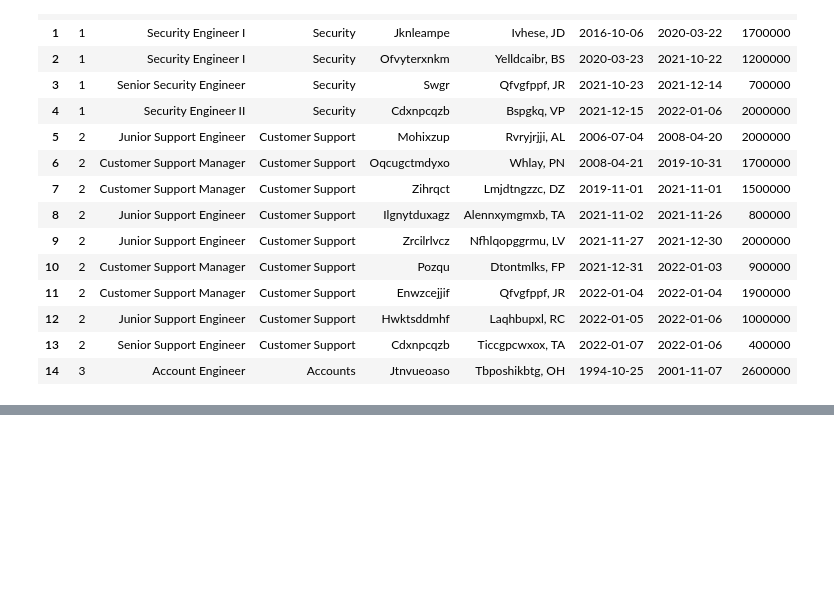
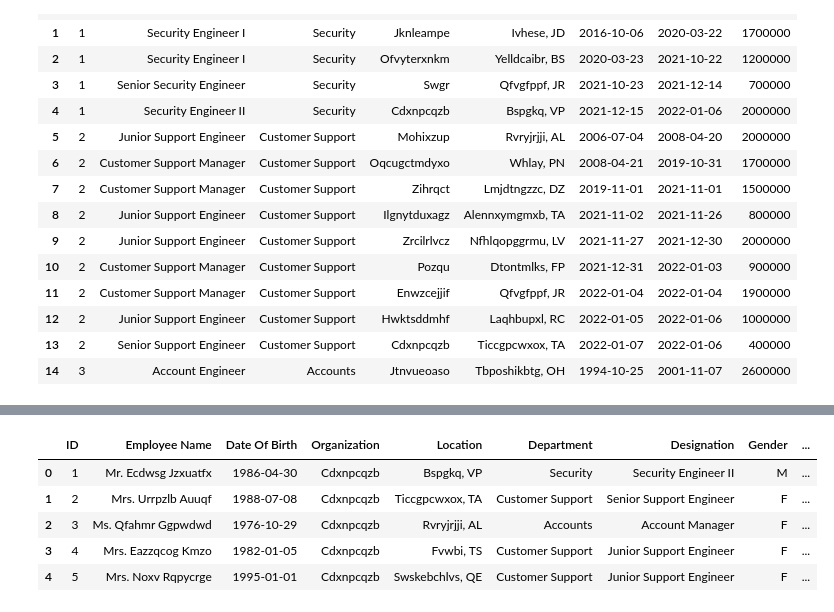
Before and after one commit to auchinto-c/Micro-EDA-Projects, a Jupyter notebook: Employment History/eda_employment_history.ipynb, the cells around one changed output, grey strips where cells are left out. Drawn from its saved outputs; the diff is of its cells as text; code cells hidden in the pictures; blank space fills up the shorter version.

```diff
--- a/Employment History/eda_employment_history.ipynb
+++ b/Employment History/eda_employment_history.ipynb
@@ -184,0 +273,10 @@ pdf.close()
+# %%
+basic_info['City'] = basic_info['Location'].apply(lambda x: x.split(',')[0])
+basic_info.head()
+# %% [output]
+|  | ID | Employee Name | Date Of Birth | Organization | Location | Department | Designation | Gender | ... |
+| 0 | 1 | Mr. Ecdwsg Jzxuatfx | 1986-04-30 | Cdxnpcqzb | Bspgkq, VP | Security | Security Engineer II | M | ... |
+| 1 | 2 | Mrs. Urrpzlb Auuqf | 1988-07-08 | Cdxnpcqzb | Ticcgpcwxox, TA | Customer Support | Senior Support Engineer | F | ... |
+| 2 | 3 | Ms. Qfahmr Ggpwdwd | 1976-10-29 | Cdxnpcqzb | Rvryjrjji, AL | Accounts | Account Manager | F | ... |
+| 3 | 4 | Mrs. Eazzqcog Kmzo | 1982-01-05 | Cdxnpcqzb | Fvwbi, TS | Customer Support | Junior Support Engineer | F | ... |
+| 4 | 5 | Mrs. Noxv Rqpycrge | 1995-01-01 | Cdxnpcqzb | Swskebchlvs, QE | Customer Support | Junior Support Engineer | F | ... |
```
Also changed, not shown: parts of 17 cells of this notebook.
